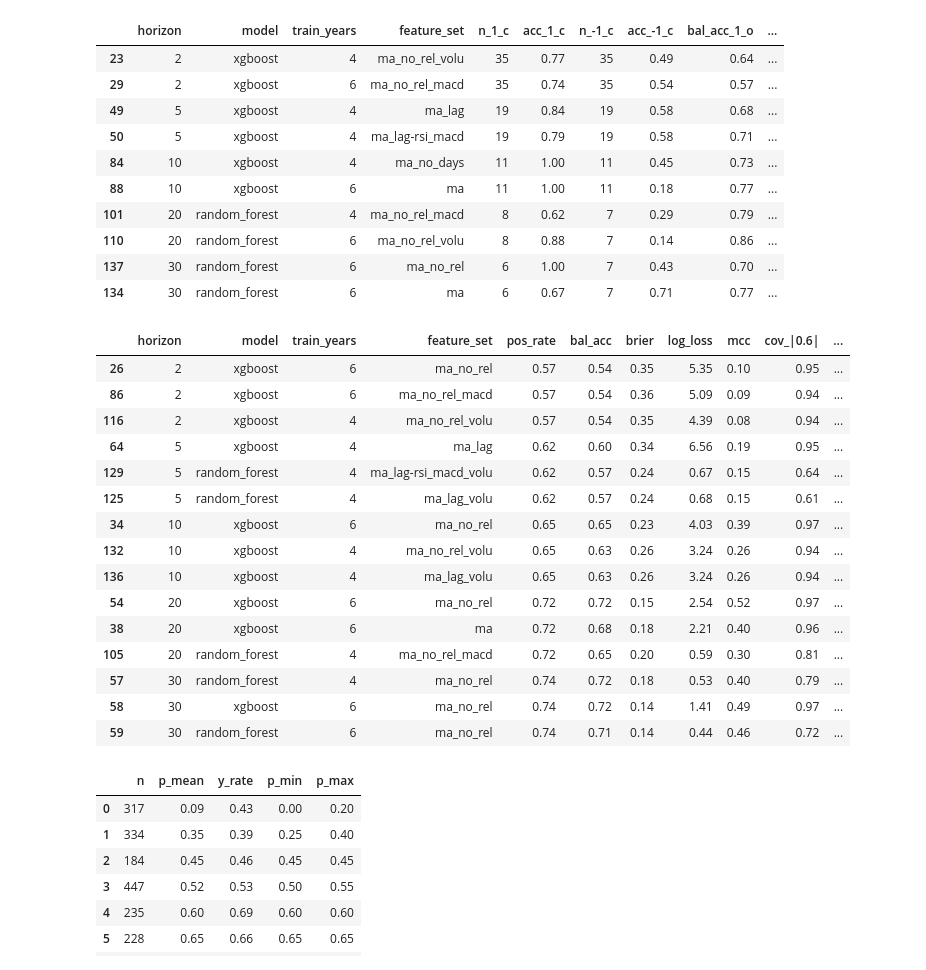
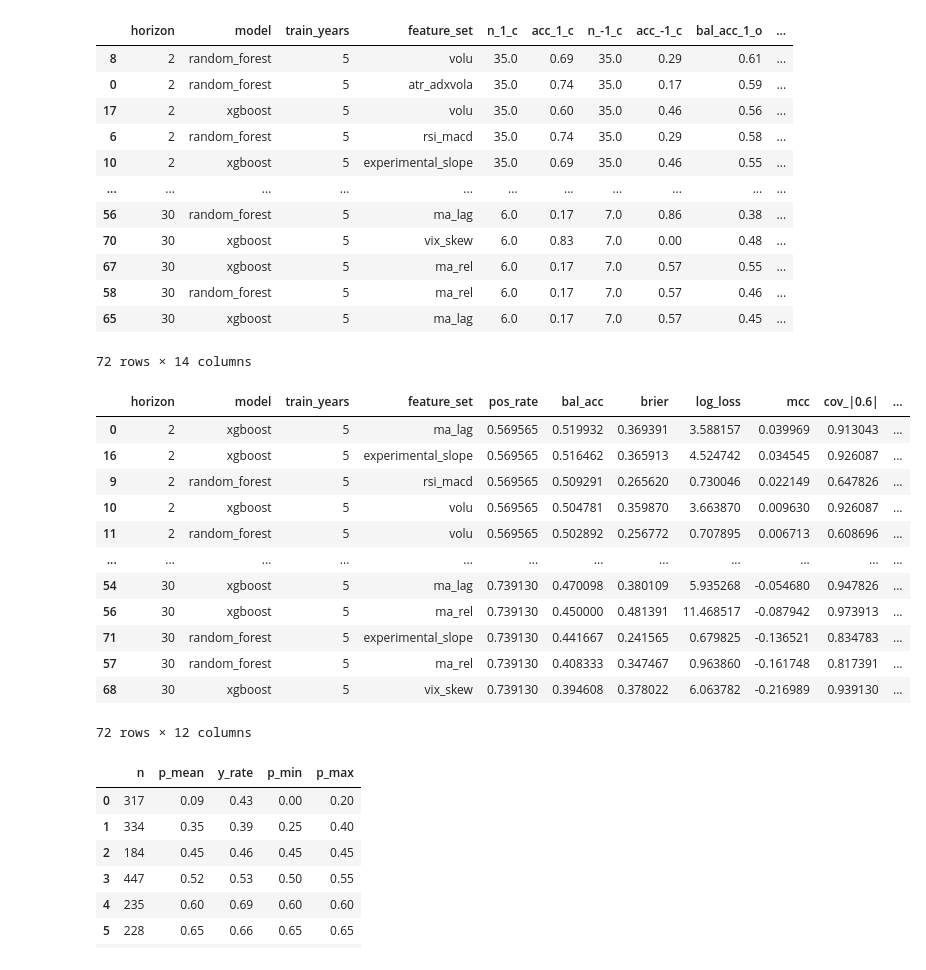
Before and after one commit to bchase17/Stocks, a Jupyter notebook: performance_assessment.ipynb, the cells around one changed output. Cells and saved outputs as stored; diff of their text form; code cells hidden in the pictures.

```diff
--- a/performance_assessment.ipynb
+++ b/performance_assessment.ipynb
@@ -1,13 +1,13 @@
 # %%
 import pandas as pd
+import numpy as np
 import min_features, daily_return
 import importlib
 importlib.reload(min_features)
 importlib.reload(daily_return)
 
-perf_df = pd.read_csv("newest_training.csv")
+perf_df = pd.read_csv("all_sets.csv")
 perf_df['Date'] = perf_df['test_start']
 returns = [1, 2, 3, 5, 10, 20, 30]
 df_daily, feats = daily_return.pull_daily('QQQ', returns)
 return_cols = df_daily.columns[df_daily.columns.str.contains("Return_")].to_list()
-df_returns = df_daily[['Date'] + return_cols][(df_daily['Date'] < '2025-12-20') & (df_daily['Date'] > '2025-01-01')].copy()
@@ -16,7 +110,4 @@ perf_dfv3 = perf_df.copy()
 # %%
-import numpy as np
-import pandas as pd
-
 def flip_bucket_tables_multi_dual(
     df_daily,
     perf_df,
@@ -131,9 +222,12 @@ def flip_bucket_tables_multi_dual(
 
         d = df_r.merge(perf_r, on=date_col, how="inner")
 
+        other = perf_r.copy()
         # bucket both contexts
         d["bucket_c"] = _bucketize(d["streak"])       # close-context
         d["bucket_o"] = _bucketize(d["streak_lag1"])  # open-context
+
+        #other = d[['Date', "bucket_c"]]
 
         tab_c = _make_context_table(d, "bucket_c", "_c")
         tab_o = _make_context_table(d, "bucket_o", "_o")
@@ -166,11 +260,11 @@ def flip_bucket_tables_multi_dual(
         by_r[r] = out
 
     all_out = pd.concat(by_r.values(), ignore_index=True)
-    return by_r, all_out
+    return by_r, all_out, other
 
 # ---- usage ----
 returns = [2, 5, 10, 20, 30]
-by_r, all_out = flip_bucket_tables_multi_dual(
+by_r, all_out, d = flip_bucket_tables_multi_dual(
     df_daily=df_daily,
     perf_df=perf_df,
     returns=returns,
@@ -189,7 +283,7 @@ top_by_horizon = (
     all_out
     .sort_values(["horizon", 'wba_close', 'wba_open'], ascending=[True, False, False])
     .groupby("horizon", as_index=False, sort=False)
-    .head(2)
+    .head(50)
 )
 
 # top 2 per horizon + anything containing "-rsi" in feature_set
@@ -197,7 +291,7 @@ top2 = (
     all_out
     .sort_values(["horizon", "wba_open", "wba_close"], ascending=[True, False, False])
     .groupby("horizon", sort=False)
-    .head(3)
+    .head(6)
 )
 """
 rsi = all_out[all_out["feature_set"].astype(str).str.contains(r"-rsi", case=False, na=False)]
@@ -213,16 +307,18 @@ top_by_horizon = (
 top_by_horizon[perf_columns].round(2)
 # %% [output]
 |  | horizon | model | train_years | feature_set | n_1_c | acc_1_c | n_-1_c | acc_-1_c | bal_acc_1_o | ... |
-| 23 | 2 | xgboost | 4 | ma_no_rel_volu | 35 | 0.77 | 35 | 0.49 | 0.64 | ... |
-| 29 | 2 | xgboost | 6 | ma_no_rel_macd | 35 | 0.74 | 35 | 0.54 | 0.57 | ... |
-| 49 | 5 | xgboost | 4 | ma_lag | 19 | 0.84 | 19 | 0.58 | 0.68 | ... |
-| 50 | 5 | xgboost | 4 | ma_lag-rsi_macd | 19 | 0.79 | 19 | 0.58 | 0.71 | ... |
-| 84 | 10 | xgboost | 4 | ma_no_days | 11 | 1.00 | 11 | 0.45 | 0.73 | ... |
-| 88 | 10 | xgboost | 6 | ma | 11 | 1.00 | 11 | 0.18 | 0.77 | ... |
-| 101 | 20 | random_forest | 4 | ma_no_rel_macd | 8 | 0.62 | 7 | 0.29 | 0.79 | ... |
-| 110 | 20 | random_forest | 6 | ma_no_rel_volu | 8 | 0.88 | 7 | 0.14 | 0.86 | ... |
-| 137 | 30 | random_forest | 6 | ma_no_rel | 6 | 1.00 | 7 | 0.43 | 0.70 | ... |
-| 134 | 30 | random_forest | 6 | ma | 6 | 0.67 | 7 | 0.71 | 0.77 | ... |
+| 8 | 2 | random_forest | 5 | volu | 35.0 | 0.69 | 35.0 | 0.29 | 0.61 | ... |
+| 0 | 2 | random_forest | 5 | atr_adxvola | 35.0 | 0.74 | 35.0 | 0.17 | 0.59 | ... |
+| 17 | 2 | xgboost | 5 | volu | 35.0 | 0.60 | 35.0 | 0.46 | 0.56 | ... |
+| 6 | 2 | random_forest | 5 | rsi_macd | 35.0 | 0.74 | 35.0 | 0.29 | 0.58 | ... |
+| 10 | 2 | xgboost | 5 | experimental_slope | 35.0 | 0.69 | 35.0 | 0.46 | 0.55 | ... |
+| ... | ... | ... | ... | ... | ... | ... | ... | ... | ... | ... |
+| 56 | 30 | random_forest | 5 | ma_lag | 6.0 | 0.17 | 7.0 | 0.86 | 0.38 | ... |
+| 70 | 30 | xgboost | 5 | vix_skew | 6.0 | 0.83 | 7.0 | 0.00 | 0.48 | ... |
+| 67 | 30 | xgboost | 5 | ma_rel | 6.0 | 0.17 | 7.0 | 0.57 | 0.55 | ... |
+| 58 | 30 | random_forest | 5 | ma_rel | 6.0 | 0.17 | 7.0 | 0.57 | 0.46 | ... |
+| 65 | 30 | xgboost | 5 | ma_lag | 6.0 | 0.17 | 7.0 | 0.57 | 0.45 | ... |
+72 rows × 14 columns
 # %%
 import numpy as np
 import pandas as pd
@@ -267,51 +363,48 @@ def _metrics(g: pd.DataFrame) -> pd.Series:
 
     return pd.Series({
         "pos_rate": float(y.mean()),
         "bal_acc": float(bal_acc) if not np.isnan(bal_acc) else np.nan,
         "brier": float(brier),
         "log_loss": float(ll),
         "mcc": float(mcc) if not np.isnan(mcc) else np.nan,
         "cov_|0.6|": cov,
         "acc_|0.6|": acc_conf,
     })
 
 metrics_df = (
     perf_df
     .dropna(subset=[y_col, p_col])
     .groupby(gcols, sort=False)
     .apply(_metrics, include_groups=False)
     .reset_index()
     .sort_values(["horizon", "mcc", "brier"], ascending=[True, False, True])
 )
 
-metrics_df['composite'] = 0.375*(metrics_df['bal_acc']) + 0.25*(metrics_df['mcc']) - 0.1*(metrics_df['log_loss']) + .1*(1-(metrics_df['brier'])) + 0.1725*(metrics_df['acc_|0.6|']) - (1-(metrics_df['cov_|0.6|']))
+metrics_df['composite'] = 0.5*(metrics_df['bal_acc']) + 0.25*(metrics_df['mcc']) + .125*(1-(metrics_df['brier'])) + 0.1*(metrics_df['acc_|0.6|']) - (1-(metrics_df['cov_|0.6|']))
 # top per horizon (ranked by MCC desc, then Brier asc)
 top_by_horizon = (
     metrics_df
-    .sort_values(["horizon","composite"], ascending=[True, False])
+    .sort_values(["horizon", "composite", "log_loss"], ascending=[True, False, False])
     .groupby("horizon", as_index=False, sort=False)
     .head(3)
 )
 
-top_by_horizon[['horizon', 'feature_set']].to_csv('top_performers.csv', index=False)
+#top_by_horizon[['horizon', 'feature_set']].to_csv('top_performers.csv', index=False)
 top_by_horizon.round(2)
 # %% [output]
 |  | horizon | model | train_years | feature_set | pos_rate | bal_acc | brier | log_loss | mcc | cov_|0.6| | ... |
-| 26 | 2 | xgboost | 6 | ma_no_rel | 0.57 | 0.54 | 0.35 | 5.35 | 0.10 | 0.95 | ... |
-| 86 | 2 | xgboost | 6 | ma_no_rel_macd | 0.57 | 0.54 | 0.36 | 5.09 | 0.09 | 0.94 | ... |
-| 116 | 2 | xgboost | 4 | ma_no_rel_volu | 0.57 | 0.54 | 0.35 | 4.39 | 0.08 | 0.94 | ... |
-| 64 | 5 | xgboost | 4 | ma_lag | 0.62 | 0.60 | 0.34 | 6.56 | 0.19 | 0.95 | ... |
-| 129 | 5 | random_forest | 4 | ma_lag-rsi_macd_volu | 0.62 | 0.57 | 0.24 | 0.67 | 0.15 | 0.64 | ... |
-| 125 | 5 | random_forest | 4 | ma_lag_volu | 0.62 | 0.57 | 0.24 | 0.68 | 0.15 | 0.61 | ... |
-| 34 | 10 | xgboost | 6 | ma_no_rel | 0.65 | 0.65 | 0.23 | 4.03 | 0.39 | 0.97 | ... |
-| 132 | 10 | xgboost | 4 | ma_no_rel_volu | 0.65 | 0.63 | 0.26 | 3.24 | 0.26 | 0.94 | ... |
-| 136 | 10 | xgboost | 4 | ma_lag_volu | 0.65 | 0.63 | 0.26 | 3.24 | 0.26 | 0.94 | ... |
-| 54 | 20 | xgboost | 6 | ma_no_rel | 0.72 | 0.72 | 0.15 | 2.54 | 0.52 | 0.97 | ... |
-| 38 | 20 | xgboost | 6 | ma | 0.72 | 0.68 | 0.18 | 2.21 | 0.40 | 0.96 | ... |
-| 105 | 20 | random_forest | 4 | ma_no_rel_macd | 0.72 | 0.65 | 0.20 | 0.59 | 0.30 | 0.81 | ... |
-| 57 | 30 | random_forest | 4 | ma_no_rel | 0.74 | 0.72 | 0.18 | 0.53 | 0.40 | 0.79 | ... |
-| 58 | 30 | xgboost | 6 | ma_no_rel | 0.74 | 0.72 | 0.14 | 1.41 | 0.49 | 0.97 | ... |
-| 59 | 30 | random_forest | 6 | ma_no_rel | 0.74 | 0.71 | 0.14 | 0.44 | 0.46 | 0.72 | ... |
+| 0 | 2 | xgboost | 5 | ma_lag | 0.569565 | 0.519932 | 0.369391 | 3.588157 | 0.039969 | 0.913043 | ... |
+| 16 | 2 | xgboost | 5 | experimental_slope | 0.569565 | 0.516462 | 0.365913 | 4.524742 | 0.034545 | 0.926087 | ... |
+| 9 | 2 | random_forest | 5 | rsi_macd | 0.569565 | 0.509291 | 0.265620 | 0.730046 | 0.022149 | 0.647826 | ... |
+| 10 | 2 | xgboost | 5 | volu | 0.569565 | 0.504781 | 0.359870 | 3.663870 | 0.009630 | 0.926087 | ... |
+| 11 | 2 | random_forest | 5 | volu | 0.569565 | 0.502892 | 0.256772 | 0.707895 | 0.006713 | 0.608696 | ... |
+| ... | ... | ... | ... | ... | ... | ... | ... | ... | ... | ... | ... |
+| 54 | 30 | xgboost | 5 | ma_lag | 0.739130 | 0.470098 | 0.380109 | 5.935268 | -0.054680 | 0.947826 | ... |
+| 56 | 30 | xgboost | 5 | ma_rel | 0.739130 | 0.450000 | 0.481391 | 11.468517 | -0.087942 | 0.973913 | ... |
+| 71 | 30 | random_forest | 5 | experimental_slope | 0.739130 | 0.441667 | 0.241565 | 0.679825 | -0.136521 | 0.834783 | ... |
+| 57 | 30 | random_forest | 5 | ma_rel | 0.739130 | 0.408333 | 0.347467 | 0.963860 | -0.161748 | 0.817391 | ... |
+| 68 | 30 | xgboost | 5 | vix_skew | 0.739130 | 0.394608 | 0.378022 | 6.063782 | -0.216989 | 0.939130 | ... |
+72 rows × 12 columns
 # %%
 def calibration_table(g, n_bins=8):
     y = g[y_col].astype(int).to_numpy()
```
Also changed, not shown: parts of 2 cells of this notebook, 3 other files.
